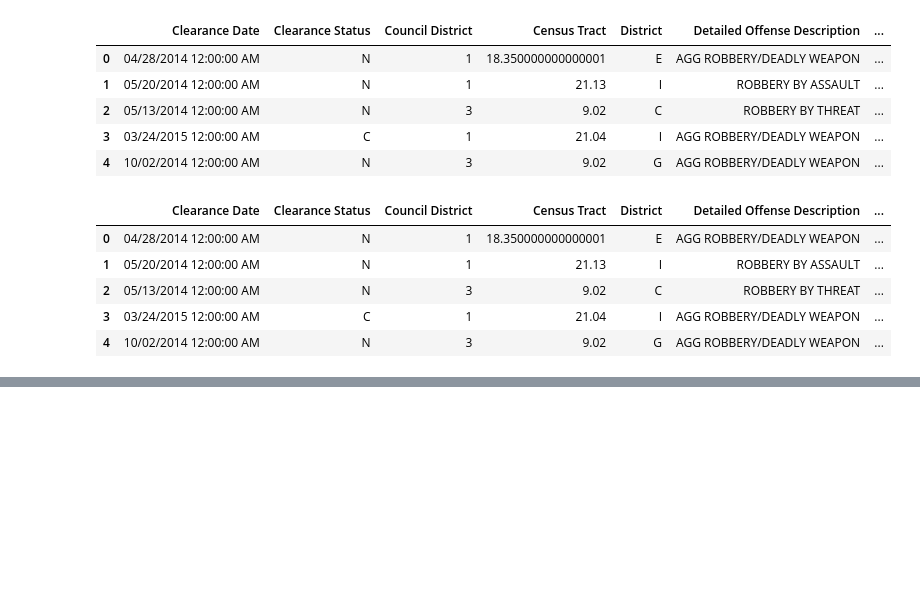
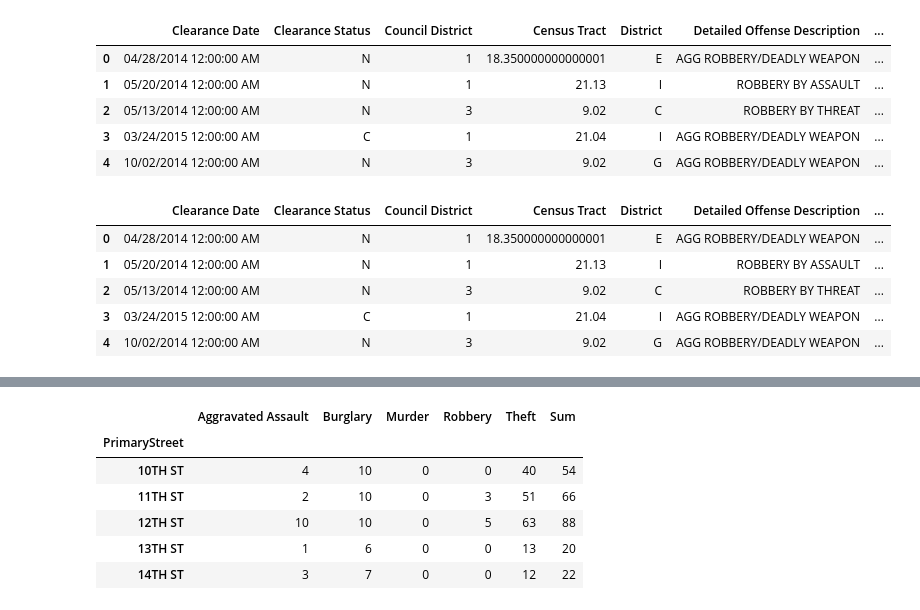
Before and after one commit to sxzhu/mis381_project, a Jupyter notebook: Exploratory_Template-Paige.ipynb, the cells around one changed output, grey strips where cells are left out. Cells and saved outputs as stored; diff of their text form; code cells hidden in the pictures; blank space fills up the shorter version.

```diff
--- a/Exploratory_Template-Paige.ipynb
+++ b/Exploratory_Template-Paige.ipynb
@@ -163,0 +104,13 @@ Name: General Offense Description, dtype: int64
+# %%
+result_2014 = pd.crosstab(crime[crime['Year']==2014]['PrimaryStreet'], [crime['General Offense Description']])
+result_2014.columns = ['{}'.format(typ) for typ in result_2014.columns]
+result_2014['Sum']=result_2014.sum(axis=1)
+result_2014.head()
+# %% [output]
+|  | Aggravated Assault | Burglary | Murder | Robbery | Theft | Sum |
+| PrimaryStreet |  |  |  |  |  |  |
+| 10TH ST | 4 | 10 | 0 | 0 | 40 | 54 |
+| 11TH ST | 2 | 10 | 0 | 3 | 51 | 66 |
+| 12TH ST | 10 | 10 | 0 | 5 | 63 | 88 |
+| 13TH ST | 1 | 6 | 0 | 0 | 13 | 20 |
+| 14TH ST | 3 | 7 | 0 | 0 | 12 | 22 |
```
Also changed, not shown: parts of 9 cells of this notebook.
